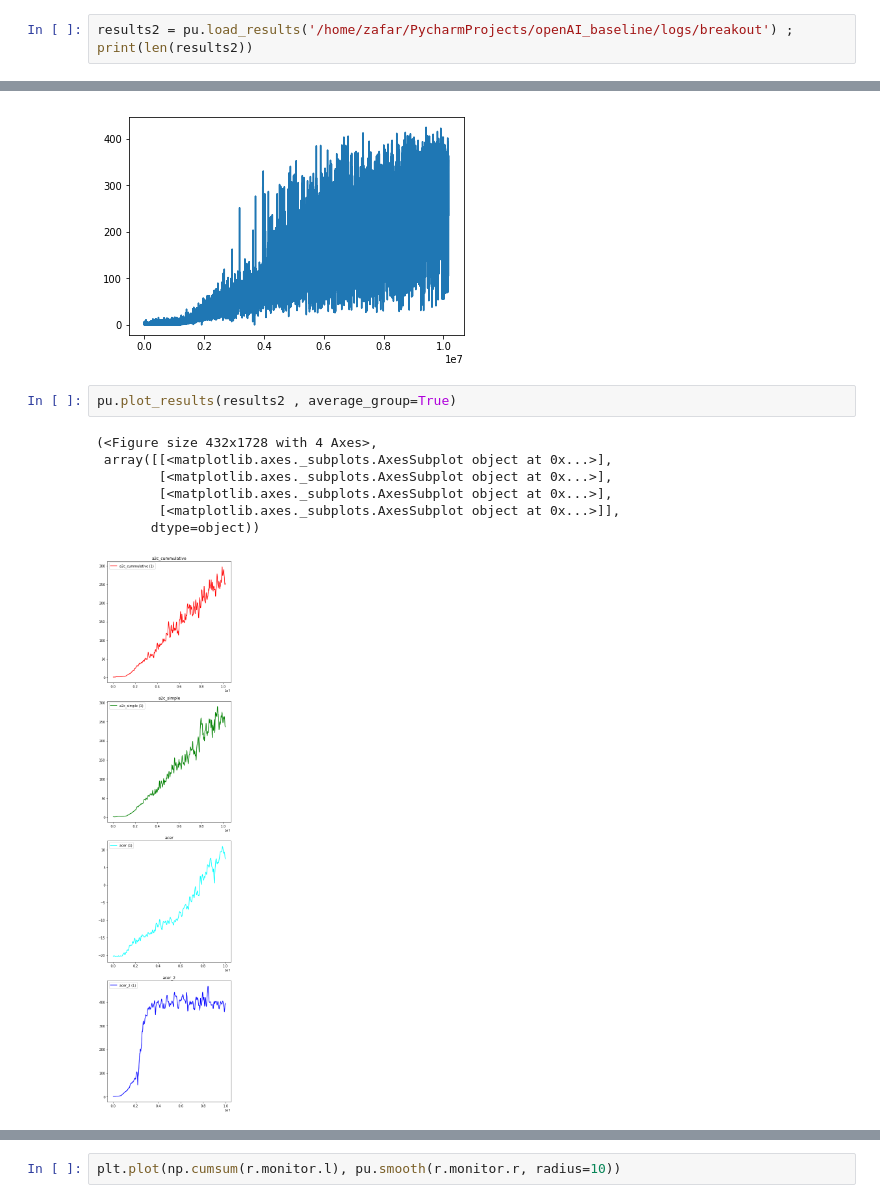
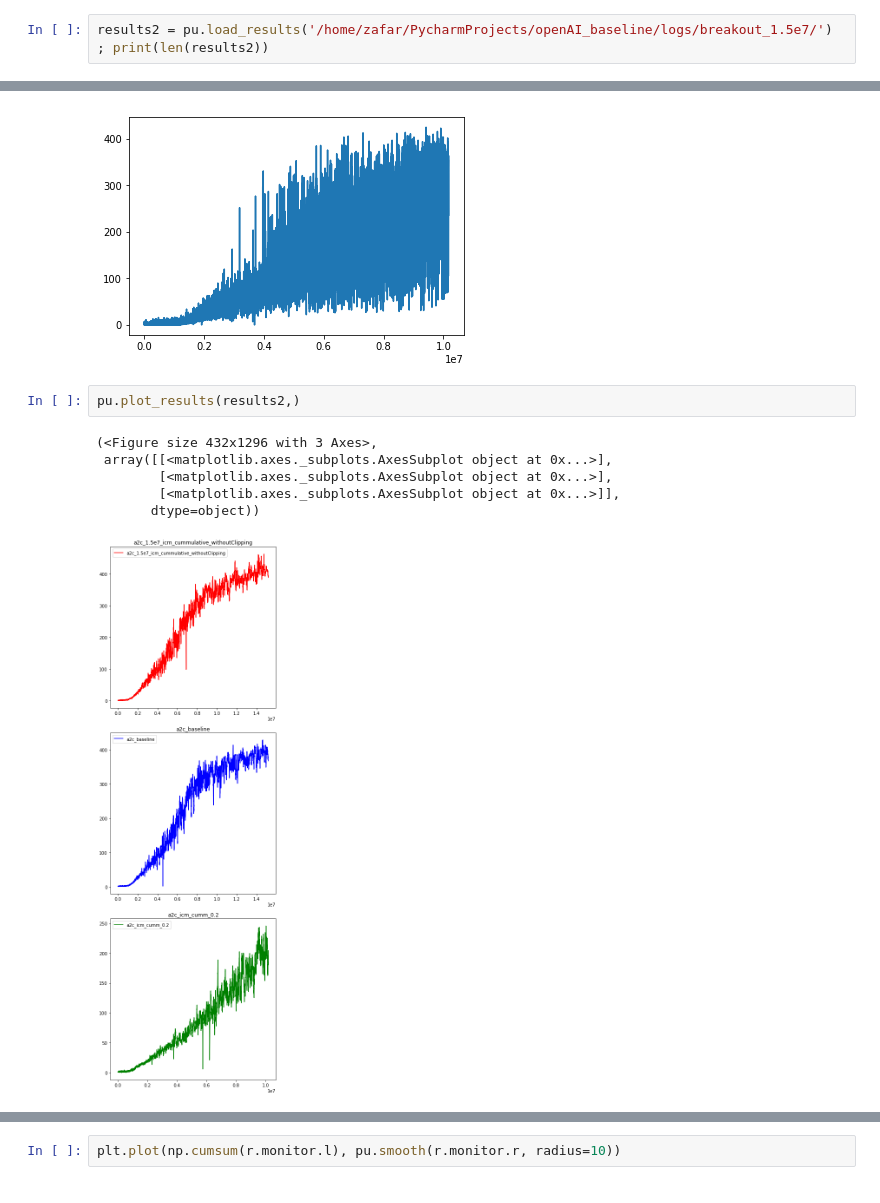
Before and after one commit to zfar-/baselines, a Jupyter notebook: Untitled.ipynb, the cells around one changed output, grey strips where cells are left out. Drawn from its saved outputs; the diff is of its cells as text.

```diff
--- a/Untitled.ipynb
+++ b/Untitled.ipynb
@@ -63,5 +63,5 @@ plt.plot(np.cumsum(r.monitor.l), pu.smooth(r.monitor.r, radius=10))
 [<matplotlib.lines.Line2D at 0x...>]
 [figure]
 # %%
-results2 = pu.load_results('/home/zafar/PycharmProjects/openAI_baseline/logs/breakout') ; print(len(results2))
+results2 = pu.load_results('/home/zafar/PycharmProjects/openAI_baseline/logs/breakout_1.5e7/') ; print(len(results2))
 # %% [output]
@@ -87,13 +84,12 @@ plt.plot(np.cumsum(r.monitor.l), r.monitor.r)
 [<matplotlib.lines.Line2D at 0x...>]
 [figure]
 # %%
-pu.plot_results(results2 , average_group=True)
+pu.plot_results(results2,)
 # %% [output]
-(<Figure size 432x1728 with 4 Axes>,
+(<Figure size 432x1296 with 3 Axes>,
  array([[<matplotlib.axes._subplots.AxesSubplot object at 0x...>],
-        [<matplotlib.axes._subplots.AxesSubplot object at 0x...>],
         [<matplotlib.axes._subplots.AxesSubplot object at 0x...>],
         [<matplotlib.axes._subplots.AxesSubplot object at 0x...>]],
        dtype=object))
-[figure, old version]
+[figure, new version]
 # %%
```
Also changed, not shown: parts of 6 cells of this notebook, 2 other files.
